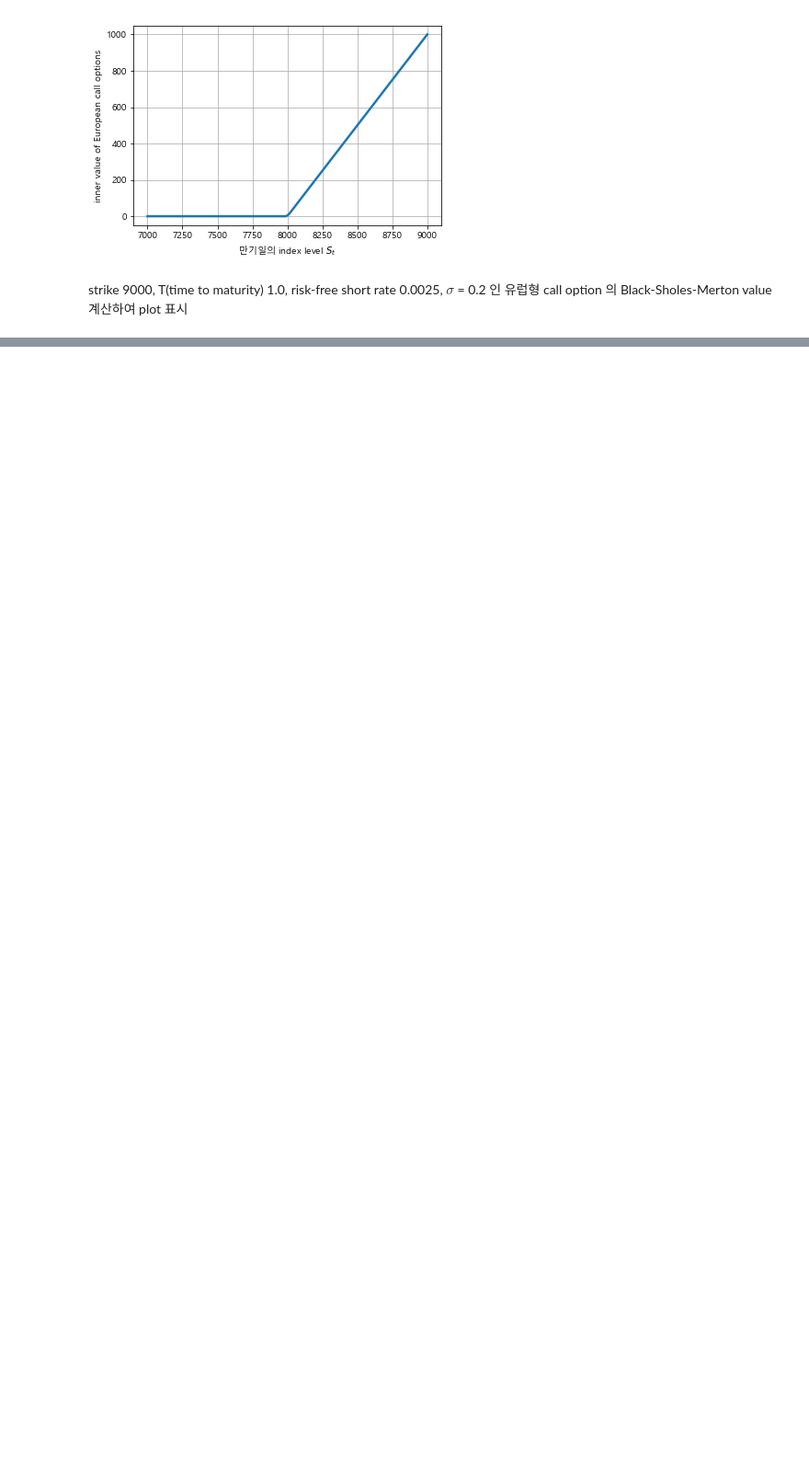
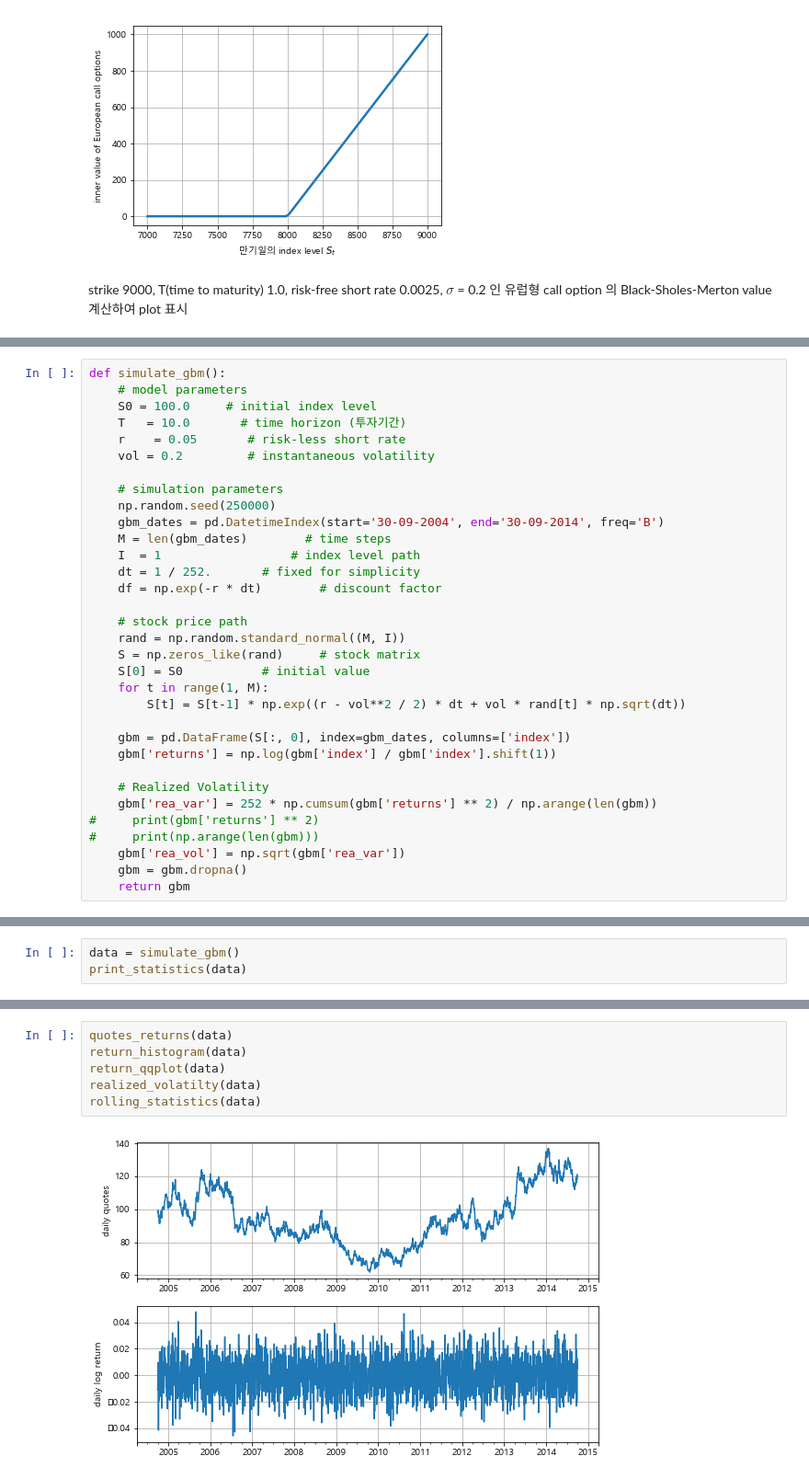
Before and after one commit to ironmanciti/derivatives, a Jupyter notebook: Chapter 2. What is Market-Based Valuation.ipynb, the cells around one changed output, grey strips where cells are left out. Shown: that part at 92% size. Saved outputs shown, nothing was run; the diff lists cells and outputs as text; blank space fills up the shorter version.

```diff
--- a/Chapter 2. What is Market-Based Valuation.ipynb
+++ b/Chapter 2. What is Market-Based Valuation.ipynb
@@ -54,0 +80,33 @@ Text(0,0.5,'present value $C(t=0)$')
+# %%
+def simulate_gbm():
+    # model parameters
+    S0 = 100.0     # initial index level
+    T   = 10.0       # time horizon (투자기간)
+    r    = 0.05       # risk-less short rate
+    vol = 0.2         # instantaneous volatility
+
+    # simulation parameters
+    np.random.seed(250000)
+    gbm_dates = pd.DatetimeIndex(start='30-09-2004', end='30-09-2014', freq='B')
+    M = len(gbm_dates)        # time steps
+    I  = 1                  # index level path
+    dt = 1 / 252.       # fixed for simplicity
+    df = np.exp(-r * dt)        # discount factor
+
+    # stock price path
+    rand = np.random.standard_normal((M, I))
+    S = np.zeros_like(rand)     # stock matrix
+    S[0] = S0           # initial value
+    for t in range(1, M):
+        S[t] = S[t-1] * np.exp((r - vol**2 / 2) * dt + vol * rand[t] * np.sqrt(dt))
+
+    gbm = pd.DataFrame(S[:, 0], index=gbm_dates, columns=['index'])
+    gbm['returns'] = np.log(gbm['index'] / gbm['index'].shift(1))
+
+    # Realized Volatility
+    gbm['rea_var'] = 252 * np.cumsum(gbm['returns'] ** 2) / np.arange(len(gbm))
+#     print(gbm['returns'] ** 2)
+#     print(np.arange(len(gbm)))
+    gbm['rea_vol'] = np.sqrt(gbm['rea_var'])
+    gbm = gbm.dropna()
+    return gbm
@@ -54,0 +134,3 @@ Text(0,0.5,'present value $C(t=0)$')
+# %%
+data = simulate_gbm()
+print_statistics(data)
@@ -54,0 +220,8 @@ Text(0,0.5,'present value $C(t=0)$')
+# %%
+quotes_returns(data)
+return_histogram(data)
+return_qqplot(data)
+realized_volatilty(data)
+rolling_statistics(data)
+# %% [output]
+[figure, added]
```
Also changed, not shown: parts of 17 cells of this notebook.
